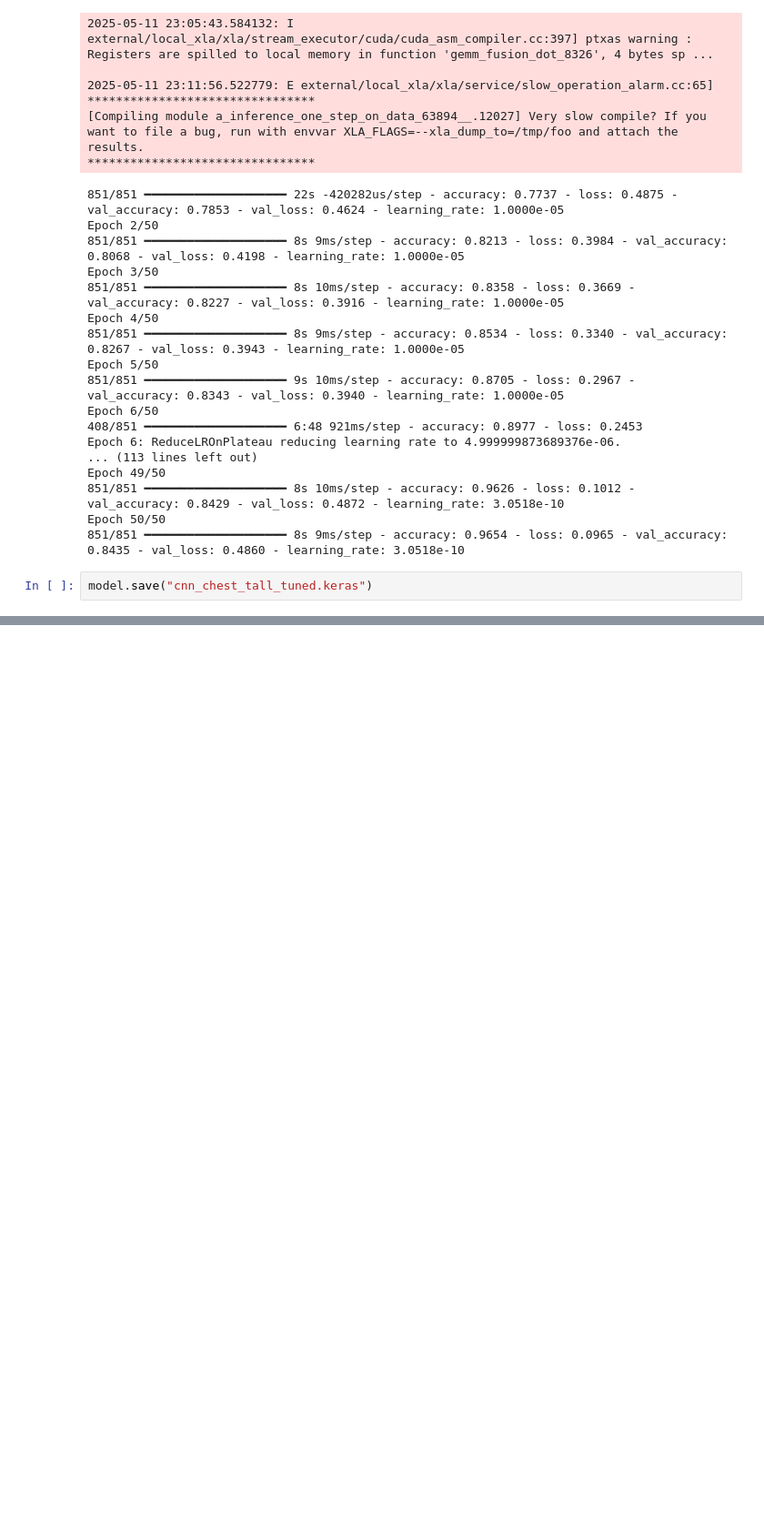
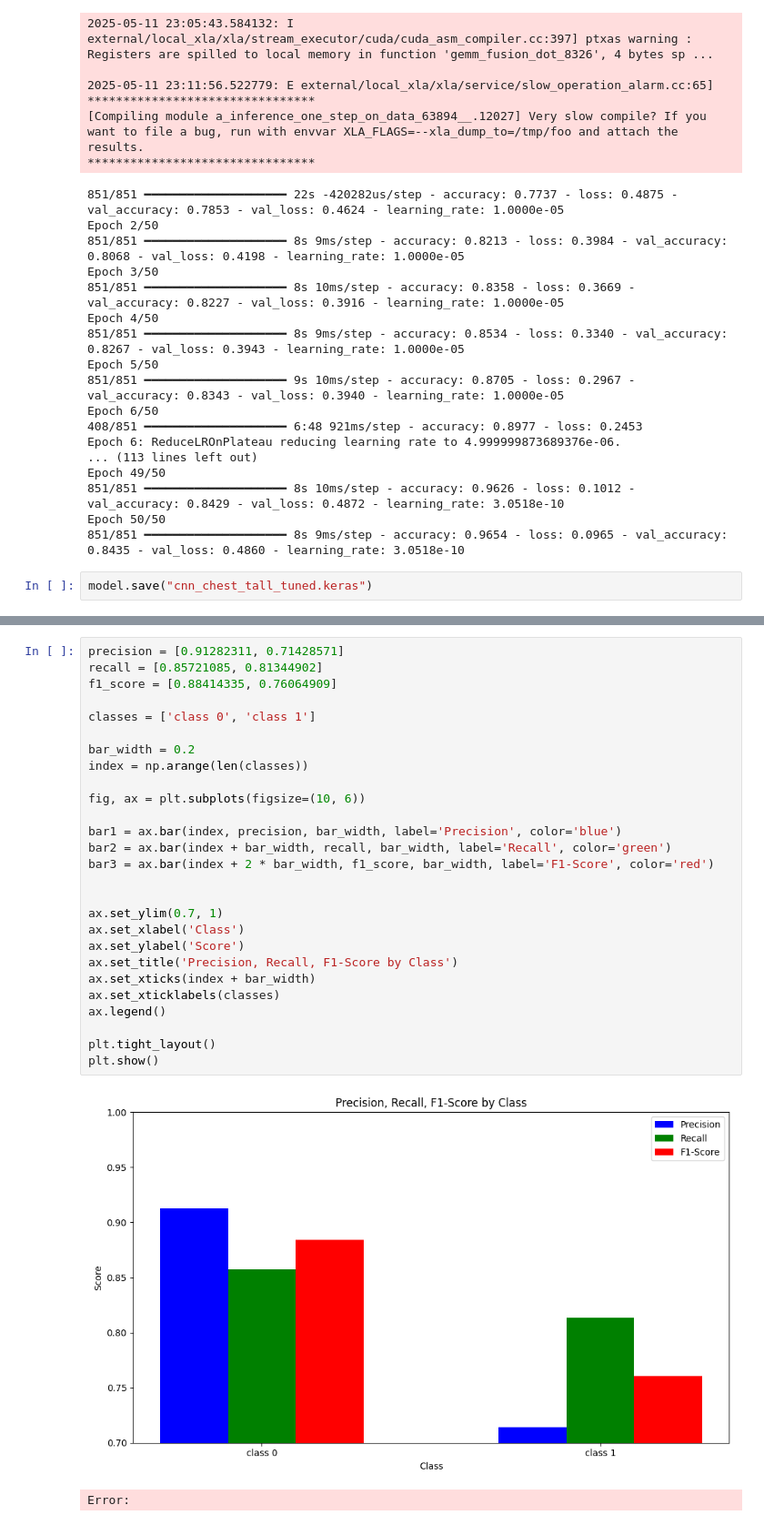
Before and after one commit to AndersonWalsh/ChestX-RayClassification, a Jupyter notebook: mobile_net_cnn.ipynb, the cells around one changed output, grey strips where cells are left out. Shown: that part at 91% size. Cells and saved outputs as stored; diff of their text form; blank space fills up the shorter version.

```diff
--- a/mobile_net_cnn.ipynb
+++ b/mobile_net_cnn.ipynb
@@ -261,0 +392,30 @@ model.save("cnn_chest_tall_tuned.keras")
+# %%
+precision = [0.91282311, 0.71428571]
+recall = [0.85721085, 0.81344902]
+f1_score = [0.88414335, 0.76064909]
+
+classes = ['class 0', 'class 1']
+
+bar_width = 0.2
+index = np.arange(len(classes))
+
+fig, ax = plt.subplots(figsize=(10, 6))
+
+bar1 = ax.bar(index, precision, bar_width, label='Precision', color='blue')
+bar2 = ax.bar(index + bar_width, recall, bar_width, label='Recall', color='green')
+bar3 = ax.bar(index + 2 * bar_width, f1_score, bar_width, label='F1-Score', color='red')
+
+
+ax.set_ylim(0.7, 1)
+ax.set_xlabel('Class')
+ax.set_ylabel('Score')
+ax.set_title('Precision, Recall, F1-Score by Class')
+ax.set_xticks(index + bar_width)
+ax.set_xticklabels(classes)
+ax.legend()
+
+plt.tight_layout()
+plt.show()
+# %% [output]
+[figure, added]
+Error:
```
Also changed, not shown: parts of 8 cells of this notebook.
